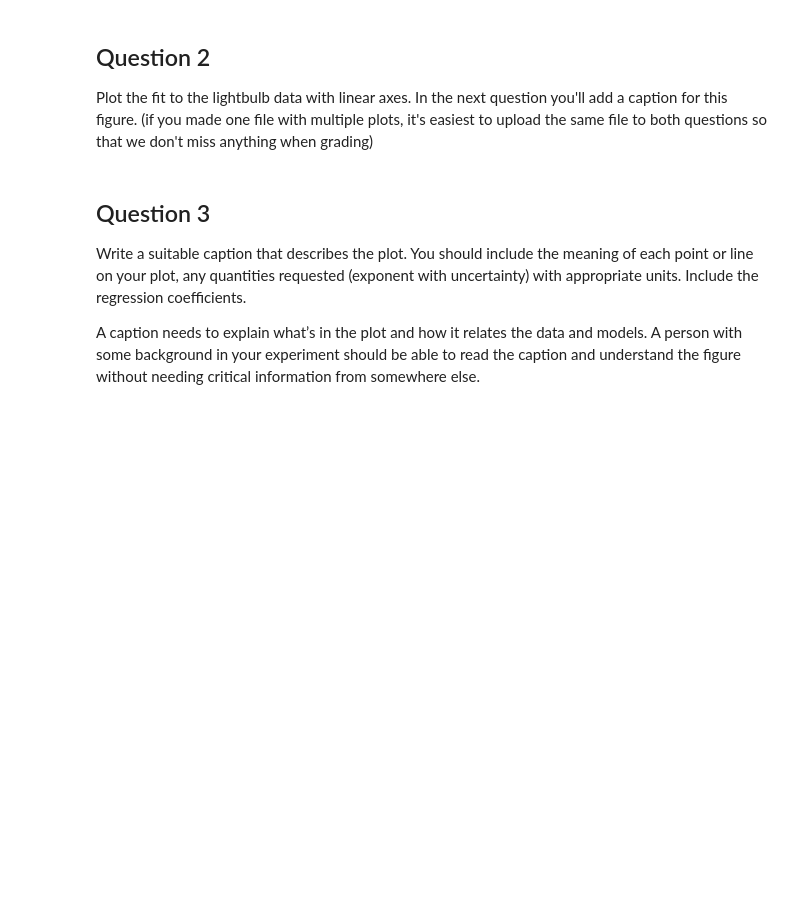
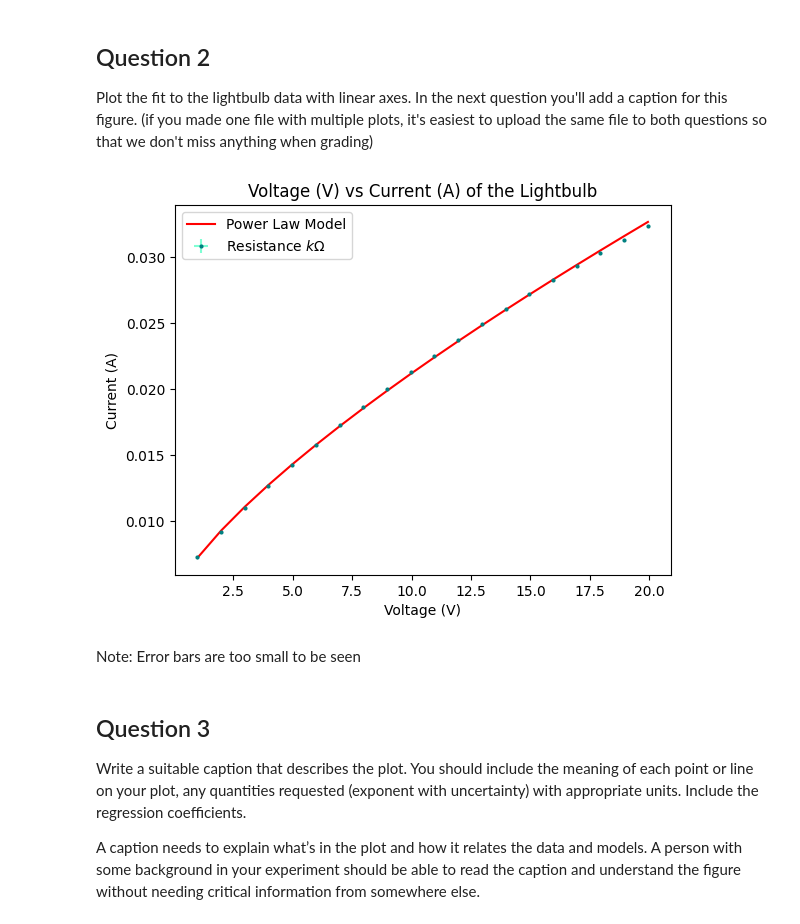
Before and after one commit to PercyFrancis/PHY224, a Jupyter notebook: resistor_lightbulb/template_lightbulb.ipynb, the cells around one changed output. Drawn from its saved outputs; the diff is of its cells as text; code cells hidden in the pictures; blank space fills up the shorter version.

```diff
--- a/resistor_lightbulb/template_lightbulb.ipynb
+++ b/resistor_lightbulb/template_lightbulb.ipynb
@@ -15,0 +26,9 @@ Write the python code in the next box to load any needed data, fit models to the
+# %%
+lightbulb_data = np.loadtxt("./data/lightbulb_data.csv", delimiter=',', comments='#', unpack=True, skiprows=2) # retrieve from csv.
+voltage_data = lightbulb_data[0] # potential difference
+ampere_data = lightbulb_data[1] # current
+ohm_data = lightbulb_data[4] # resistance
+
+voltage_error = lightbulb_data[2] # potential difference error
+ampere_error = lightbulb_data[3] # current error
+ohm_error = lightbulb_data[5] # resistance error
@@ -15,0 +54,4 @@ Write the python code in the next box to load any needed data, fit models to the
+# %%
+# function for power law model
+def power_law(V, a, b, c):
+    return a * (V ** b) + c
@@ -15,0 +65,5 @@ Write the python code in the next box to load any needed data, fit models to the
+# %%
+# curve fit using curve_fit
+popt, pcov = curve_fit(power_law, xdata=voltage_data, ydata=ampere_data, absolute_sigma=True, sigma = voltage_error)
+pstd = np.sqrt(np.diag(pcov))
+pstd
@@ -18,7 +92,22 @@ Write the python code in the next box to load any needed data, fit models to the
 Plot the fit to the lightbulb data with linear axes.  In the next question you'll add a caption for this figure.
 (if you made one file with multiple plots, it's easiest to upload the same file to both questions so that we don't miss anything when grading)
 # %%
-#PLOT
+plt.errorbar(x = voltage_data, y = ampere_data, xerr=voltage_error, yerr=ampere_error, fmt= 'o',
+               ms=2, color='teal', ecolor='aquamarine', label='Resistance $k \Omega$')
+
+plt.plot(voltage_data, power_law(voltage_data, popt[0], popt[1], popt[2]), label = "Power Law Model", color='red')
+
+# Legend and titles
+plt.legend()
+plt.xlabel('Voltage (V)')
+plt.ylabel('Current (A)')
+plt.title('Voltage (V) vs Current (A) of the Lightbulb')
+
+plt.show()
+# %% [output]
+[figure, added]
+# %% [markdown]
+Note: Error bars are too small to be seen
 # %% [markdown]
 ## Question 3
 
```
Also changed, not shown: parts of 16 cells of this notebook, 1 other file.
